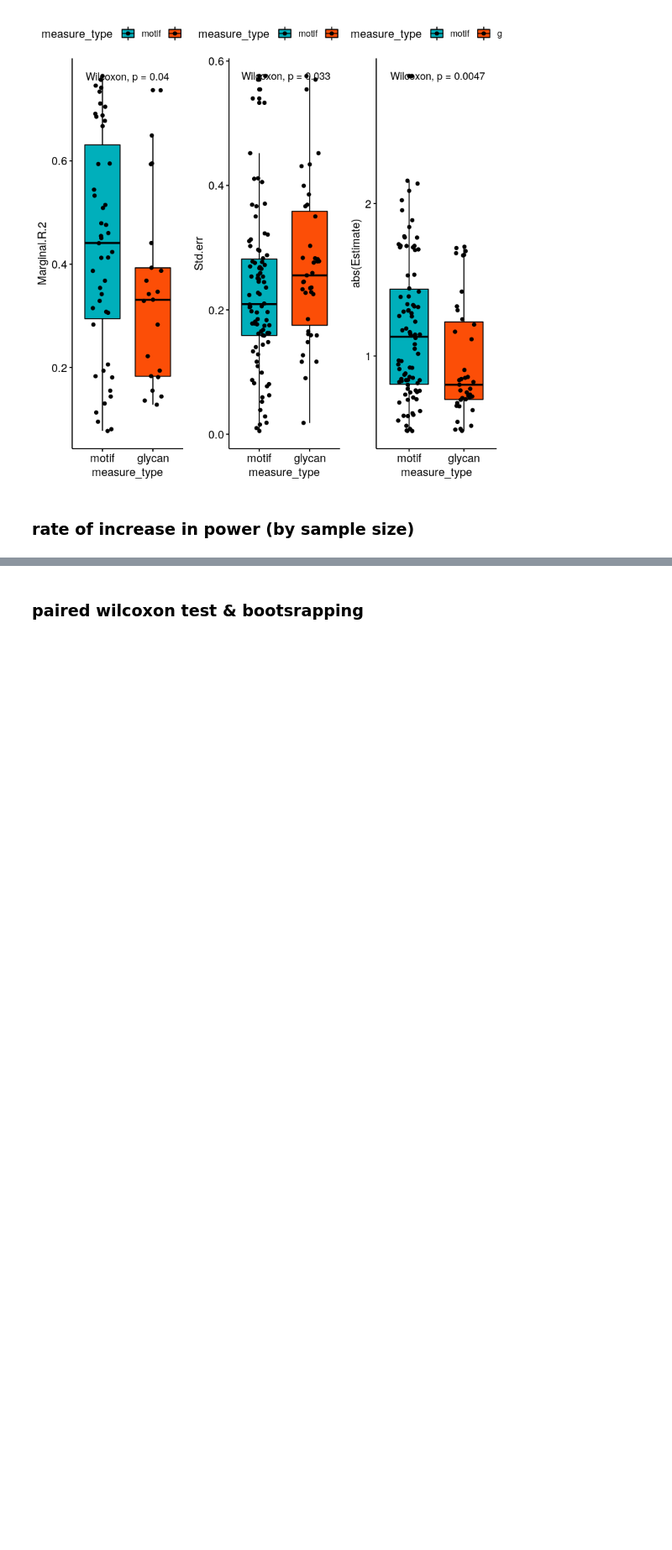
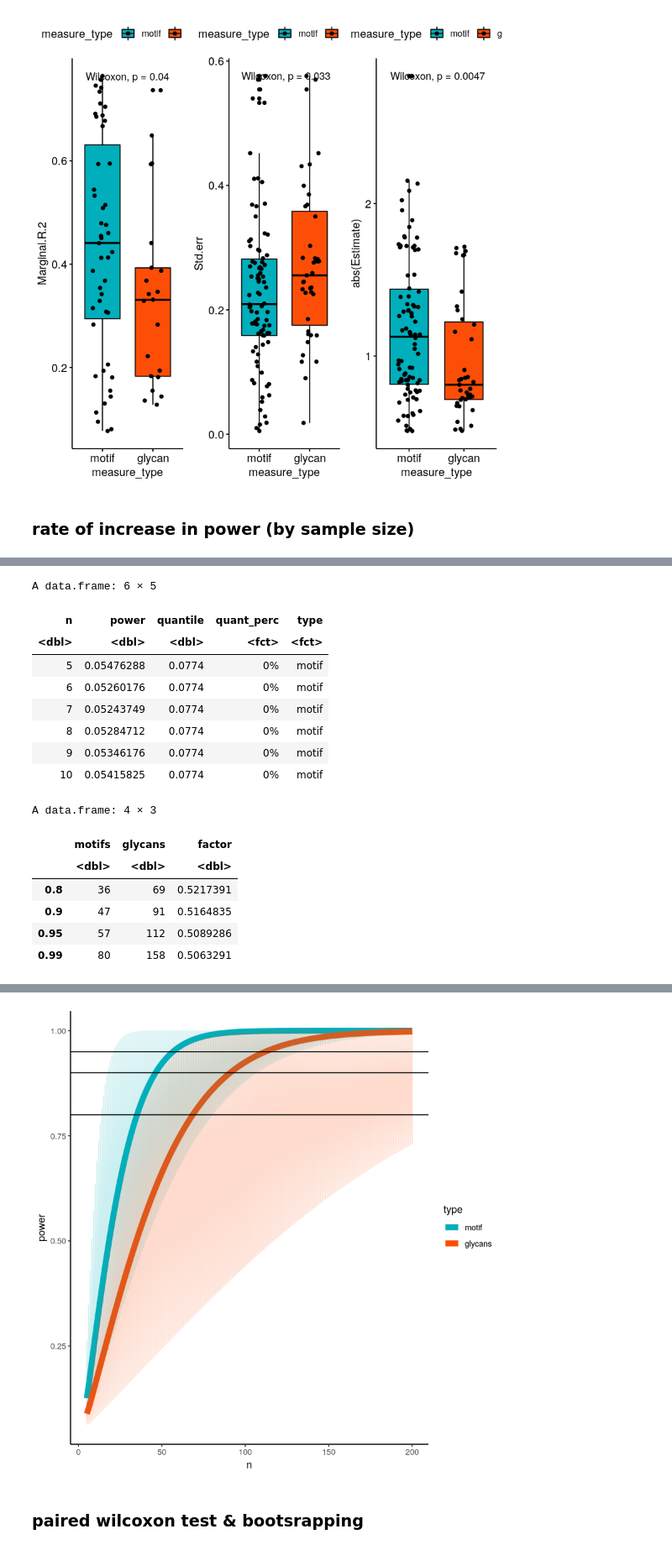
Before and after one commit to LewisLabUCSD/GlyCompare, a Jupyter notebook: example_notebook/Fig4_Fig5_hmo_stats.ipynb, the cells around one changed output, grey strips where cells are left out. Shown at 84% size. Saved outputs shown, nothing was run; the diff lists cells and outputs as text; code cells hidden in the pictures; blank space fills up the shorter version.

Commit message:
extend power analysis

```diff
--- a/example_notebook/Fig4_Fig5_hmo_stats.ipynb
+++ b/example_notebook/Fig4_Fig5_hmo_stats.ipynb
@@ -828,0 +818,18 @@ ggplot(df2,aes(x=n,y=power,color=type))+geom_line(size=3)+theme_classic()
+# %%
+
+# examine distributions of marginal r^2
+
+mr2.g<-df$Marginal.R.2[ keep & df$measure_type=='glycan']
+mr2.m<-df$Marginal.R.2[ keep & df$measure_type=='motif']
+
+# library(diptest)
+# dip.test(mr2.m)
+# dip.test(mr2.g)
+
+# library(mixtools)
+# (gmm.m<-normalmixEM(mr2.m ,maxit = 10000,maxrestarts = 100 ))[c('mu','sigma','loglik')]
+# (gmm.g<-normalmixEM(mr2.g ,maxit = 10000,maxrestarts = 100 ))[c('mu','sigma','loglik')]
+# par(mfrow = c(2,2)); plot(gmm.m,density=TRUE); plot(gmm.g,density=TRUE)
+
+q=data.frame(motifs=quantile(mr2.m),glycans=quantile(mr2.g))
+(q)
@@ -828,0 +845,49 @@ ggplot(df2,aes(x=n,y=power,color=type))+geom_line(size=3)+theme_classic()
+# %%
+library('pwr')
+
+df2 = rbind(
+    do.call(rbind,lapply(rownames(q),function(qn){
+        qi = q$motifs[rownames(q)==qn]
+        data.frame(pwr.r.test(n = seq(5,200,1), r =qi ,sig.level =0.05 )[c('n','power')],quantile=qi,quant_perc=qn,type='motif')
+        })),
+    do.call(rbind,lapply(rownames(q),function(qn){
+        qi = q$glycans[rownames(q)==qn]
+        data.frame(pwr.r.test(n = seq(5,200,1), r =qi ,sig.level =0.05 )[c('n','power')],quantile=qi,quant_perc=qn,type='glycans')
+        })))
+head(df2)
+
+thresh = data.frame(motifs=c(min(df2$n[ df2$type=='motif' & df2$quant_perc=='50%' & df2$power>=.8]),
+                             min(df2$n[ df2$type=='motif' & df2$quant_perc=='50%' & df2$power>=.9]),
+                             min(df2$n[ df2$type=='motif' & df2$quant_perc=='50%' & df2$power>=.95]),
+                             min(df2$n[ df2$type=='motif' & df2$quant_perc=='50%' & df2$power>=.99])),
+                    glycans=c(min(df2$n[ df2$type=='glycans' & df2$quant_perc=='50%' & df2$power>=.8]),
+                             min(df2$n[ df2$type=='glycans' & df2$quant_perc=='50%' & df2$power>=.9]),
+                             min(df2$n[ df2$type=='glycans' & df2$quant_perc=='50%' & df2$power>=.95]),
+                             min(df2$n[ df2$type=='glycans' & df2$quant_perc=='50%' & df2$power>=.99])),
+                   row.names=c(.8,.9,.95,.99))
+thresh$factor = thresh$motifs / thresh$glycans
+thresh
+gg<-ggplot(df2[df2$quant_perc %in% '50%',],aes(x=n,y=power,color=type))+
+            geom_line(size=3)+scale_color_manual(values=c("#00AFBB",'#FC4E07'))+
+            geom_line(data=df2[df2$quant_perc %in% c('25%','75%'),],aes=aes(x=n,y=power,color=type),linetype=1,alpha=.2)+
+            theme_classic()+
+            geom_hline(yintercept = .8)+geom_hline(yintercept = .9)+geom_hline(yintercept = .95)
+gg
+ggsave(gg,filename = '~/Desktop/poweranyl2.pdf',height=10,width=10)
+# %% [output]
+A data.frame: 6 × 5
+| n | power | quantile | quant_perc | type |
+| <dbl> | <dbl> | <dbl> | <fct> | <fct> |
+| 5 | 0.05476288 | 0.0774 | 0% | motif |
+| 6 | 0.05260176 | 0.0774 | 0% | motif |
+| 7 | 0.05243749 | 0.0774 | 0% | motif |
+| 8 | 0.05284712 | 0.0774 | 0% | motif |
+| 9 | 0.05346176 | 0.0774 | 0% | motif |
+| 10 | 0.05415825 | 0.0774 | 0% | motif |
+A data.frame: 4 × 3
+|  | motifs | glycans | factor |
+|  | <dbl> | <dbl> | <dbl> |
+| 0.8 | 36 | 69 | 0.5217391 |
+| 0.9 | 47 | 91 | 0.5164835 |
+| 0.95 | 57 | 112 | 0.5089286 |
+| 0.99 | 80 | 158 | 0.5063291 |
@@ -829,3 +896,4 @@ ggplot(df2,aes(x=n,y=power,color=type))+geom_line(size=3)+theme_classic()
+[figure, added]
 # %% [markdown]
 ### paired wilcoxon test & bootsrapping
 # %%
```
Also changed, not shown: parts of 4 cells of this notebook.
